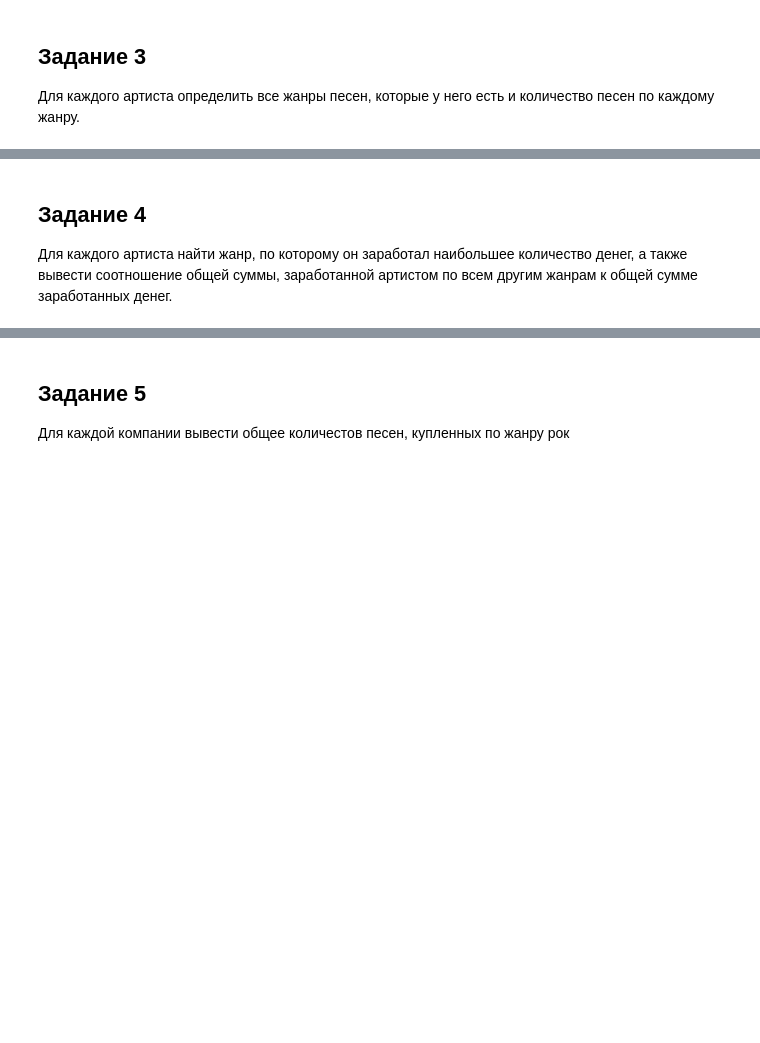
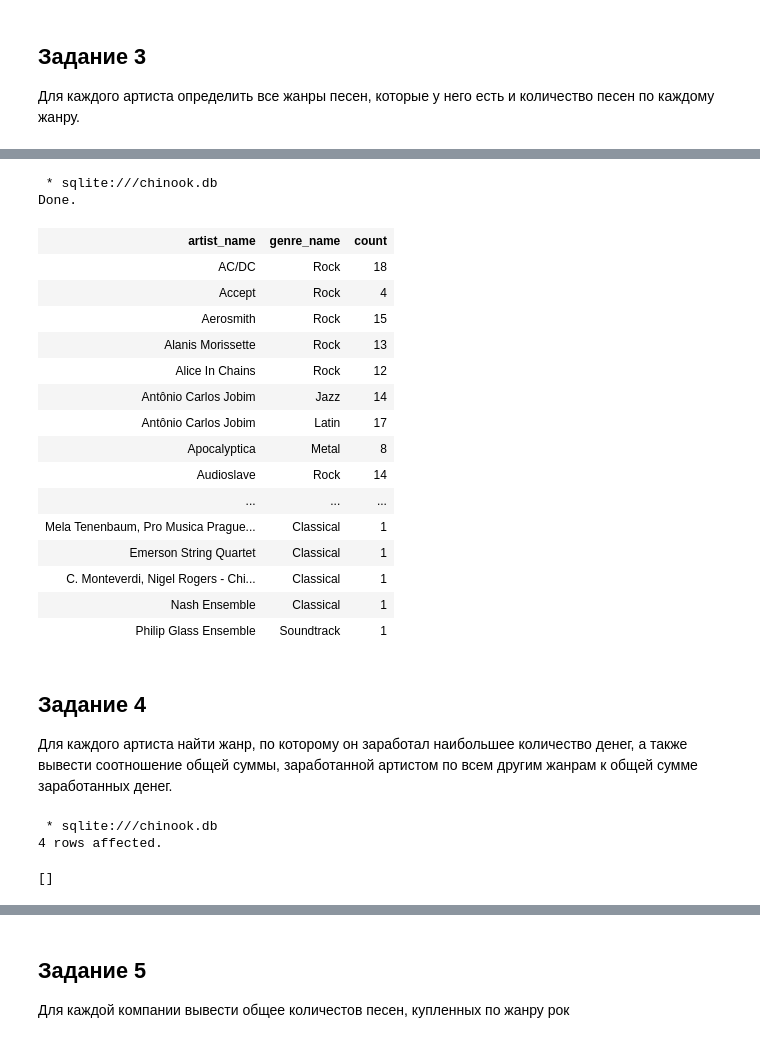
Before and after one commit to njozzer/SQL_LAB, a Jupyter notebook: Week3/Лабораторная 3-2.ipynb, the cells around one changed output, grey strips where cells are left out. Saved outputs shown, nothing was run; the diff lists cells and outputs as text; code cells hidden in the pictures; blank space fills up the shorter version.

```diff
--- a/Week3/Лабораторная 3-2.ipynb
+++ b/Week3/Лабораторная 3-2.ipynb
@@ -96,6 +99,48 @@ Done.
+# %%
+%%sql
+with table1 as(
+    select artists.artistid as artist_id,
+    artists.name as artist_name,
+    genres.name as genre_name,
+    count(tracks.name) as count
+    from tracks
+    join genres on (tracks.genreid=genres.genreid)
+    join albums on (albums.albumid=tracks.albumid)
+    join artists on (albums.artistid=artists.artistid)
+    group by artists.artistid,genres.genreid
+)
+select artist_name,genre_name,count from table1
+# %% [output]
+ * sqlite:///chinook.db
+Done.
+| artist_name | genre_name | count |
+| AC/DC | Rock | 18 |
+| Accept | Rock | 4 |
+| Aerosmith | Rock | 15 |
+| Alanis Morissette | Rock | 13 |
+| Alice In Chains | Rock | 12 |
+| Antônio Carlos Jobim | Jazz | 14 |
+| Antônio Carlos Jobim | Latin | 17 |
+| Apocalyptica | Metal | 8 |
+| Audioslave | Rock | 14 |
+| ... | ... | ... |
+| Mela Tenenbaum, Pro Musica Prague... | Classical | 1 |
+| Emerson String Quartet | Classical | 1 |
+| C. Monteverdi, Nigel Rogers - Chi... | Classical | 1 |
+| Nash Ensemble | Classical | 1 |
+| Philip Glass Ensemble | Soundtrack | 1 |
 # %% [markdown]
 ## Задание 4
 Для каждого артиста найти жанр, по которому он заработал наибольшее количество денег, а также вывести соотношение общей суммы, заработанной артистом по всем другим жанрам к общей сумме заработанных денег.
+# %%
+%%sql
+update invoice_items
+set quantity = 5 where
+invoiceid=2
+# %% [output]
+ * sqlite:///chinook.db
+4 rows affected.
+[]
 # %%
 %%sql
 with table1 as (
```
Also changed, not shown: parts of 6 cells of this notebook, 1 other file.
